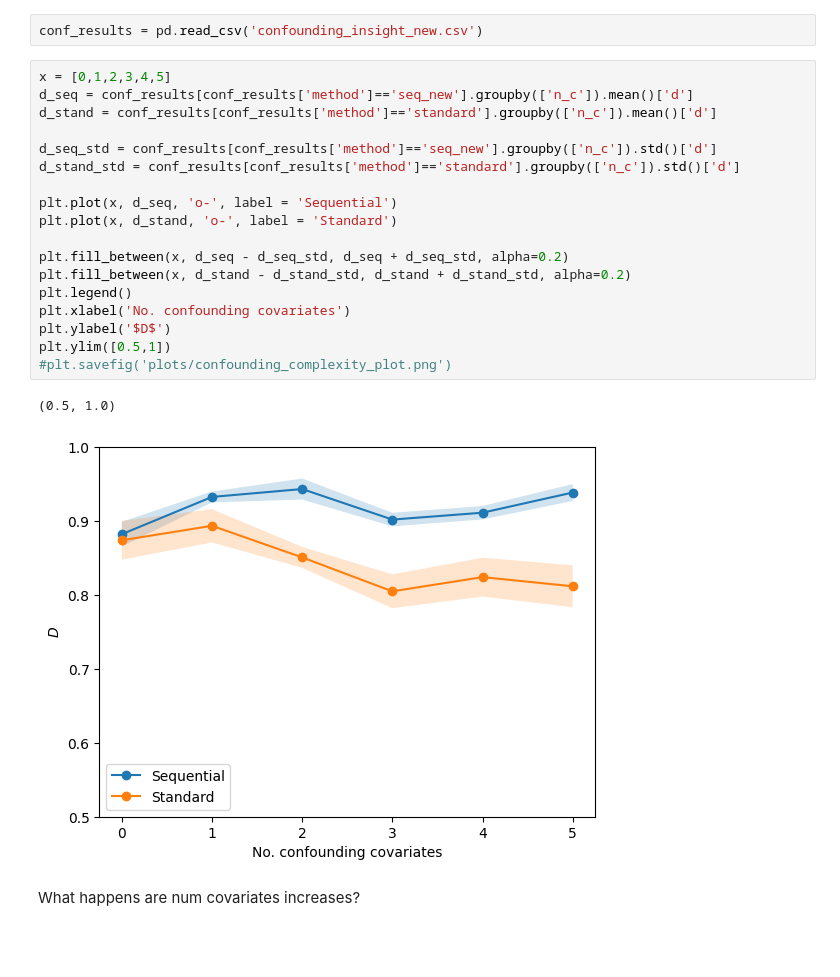
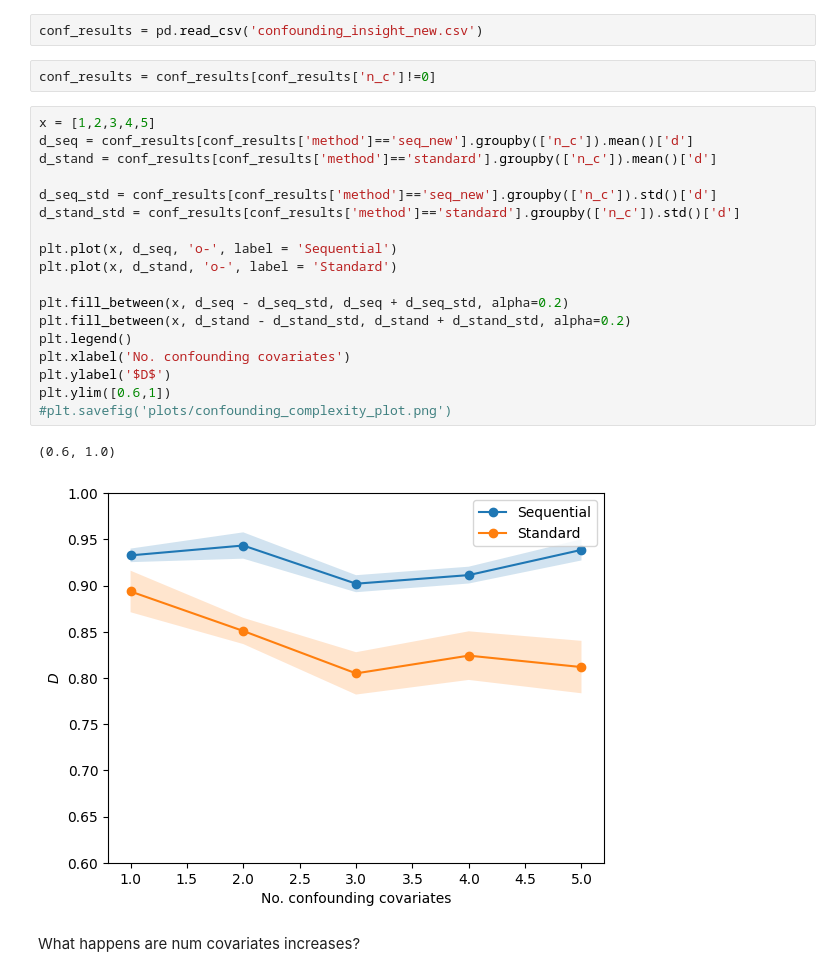
Before and after one commit to harrya32/causal_synthetic_data, a Jupyter notebook: Experiments/Experiments.ipynb, the cells around one changed output. Cells and saved outputs as stored; diff of their text form; blank space fills up the shorter version.

Commit message:
fix plots

```diff
--- a/Experiments/Experiments.ipynb
+++ b/Experiments/Experiments.ipynb
@@ -1907,27 +1933,29 @@ conf_results.groupby(['n_c', 'method']).mean()
 |  | standard | 0.096011 | 0.842124 | 9.179149 | 0.996667 | 0.480078 |
 # %%
 conf_results = pd.read_csv('confounding_insight_new.csv')
+# %%
+conf_results = conf_results[conf_results['n_c']!=0]
 # %%
-x = [0,1,2,3,4,5]
+x = [1,2,3,4,5]
 d_seq = conf_results[conf_results['method']=='seq_new'].groupby(['n_c']).mean()['d']
 d_stand = conf_results[conf_results['method']=='standard'].groupby(['n_c']).mean()['d']
 
 d_seq_std = conf_results[conf_results['method']=='seq_new'].groupby(['n_c']).std()['d']
 d_stand_std = conf_results[conf_results['method']=='standard'].groupby(['n_c']).std()['d']
 
 plt.plot(x, d_seq, 'o-', label = 'Sequential')
 plt.plot(x, d_stand, 'o-', label = 'Standard')
 
 plt.fill_between(x, d_seq - d_seq_std, d_seq + d_seq_std, alpha=0.2)
 plt.fill_between(x, d_stand - d_stand_std, d_stand + d_stand_std, alpha=0.2)
 plt.legend()
 plt.xlabel('No. confounding covariates')
 plt.ylabel('$D$')
-plt.ylim([0.5,1])
+plt.ylim([0.6,1])
 #plt.savefig('plots/confounding_complexity_plot.png')
 # %% [output]
-(0.5, 1.0)
+(0.6, 1.0)
-[figure, old version]
+[figure, new version]
 # %% [markdown]
 What happens are num covariates increases?
 # %%
```
Also changed, not shown: parts of 8 cells of this notebook, 20 other files.
